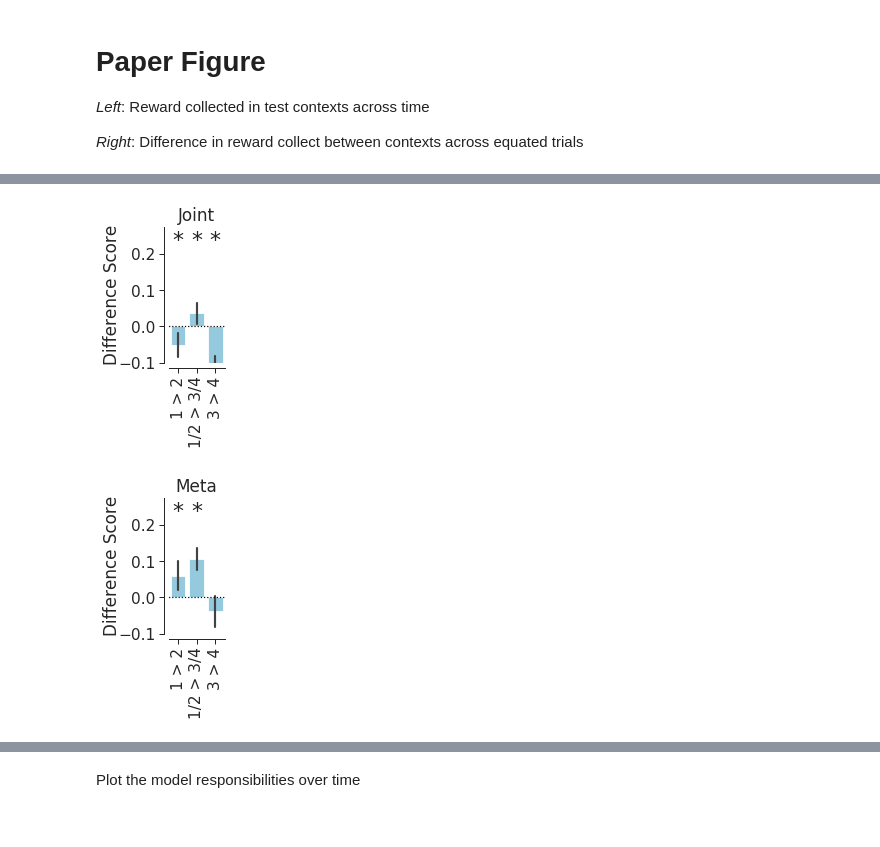
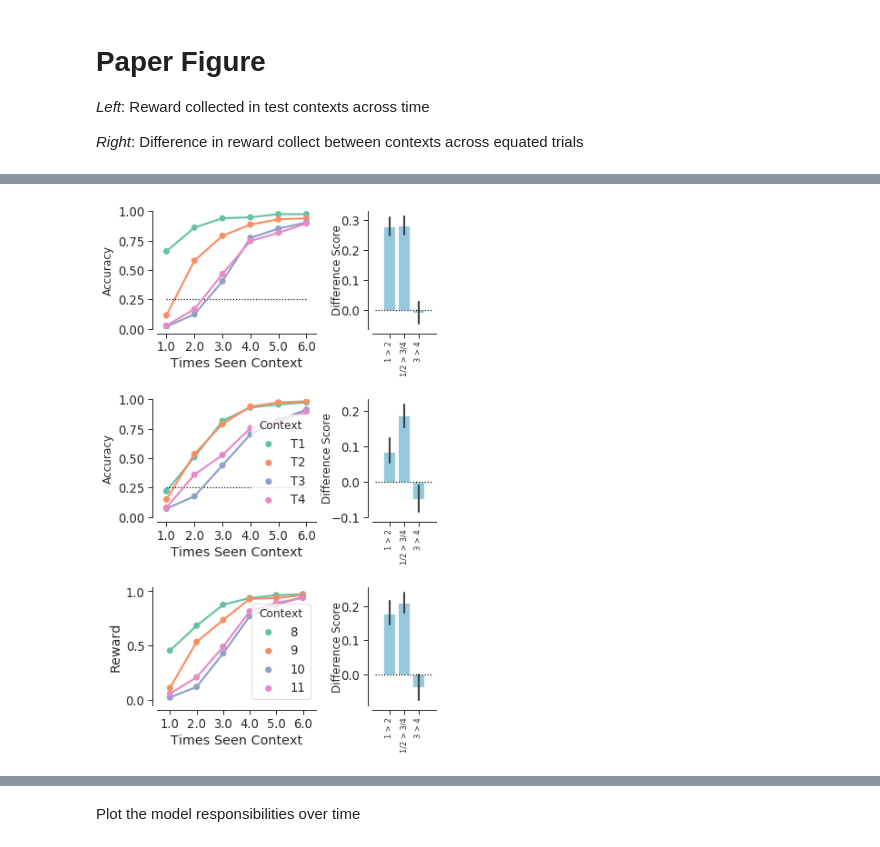
Before and after one commit to nicktfranklin/GeneralizingToGeneralize, a Jupyter notebook: Experiment 2 (Independent) - Generative Modeling Sample.ipynb, the cells around one changed output, grey strips where cells are left out. Cells and saved outputs as stored; diff of their text form; code cells hidden in the pictures.

```diff
--- a/Experiment 2 (Independent) - Generative Modeling Sample.ipynb
+++ b/Experiment 2 (Independent) - Generative Modeling Sample.ipynb
@@ -353,13 +213,64 @@ fig = plot_contrasts('Independent', 'Indep.')
-# %%
-fig = plot_contrasts('Joint', 'Joint')
-# fig.savefig('exp_4_goals_model_joint.png', dpi=300, bbox_inches='tight')
-# %% [output]
-[figure, removed]
-# %%
-fig = plot_contrasts('Meta', 'Meta')
-# fig.savefig('exp_4_goals_model_meta.png', dpi=300, bbox_inches='tight')
-# %% [output]
-[figure, removed]
+# %%
+
+
+with sns.axes_style('ticks'):
+    fig  = plt.figure(figsize=(5.5, 10.))
+    gs = gridspec.GridSpec(3, 2, width_ratios=[2.5, 1], wspace=0.5, hspace=0.6)
+    axes = [
+        [plt.subplot(gs[0]), plt.subplot(gs[1])],
+        [plt.subplot(gs[2]),  plt.subplot(gs[3])],
+        [plt.subplot(gs[4]),  plt.subplot(gs[5])]
+    ]
+
+    sns.pointplot(x = 'Times Seen Context', hue='Context', y='Reward', ci=None,
+                   data=df0[df0.Model=='Independent'],  palette='Set2', ax=axes[0][0])
+    sns.pointplot(x = 'Times Seen Context', hue='Context', y='Reward', ci=None,
+                   data=df0[df0.Model=='Joint'],  palette='Set2', ax=axes[1][0])
+    sns.pointplot(x = 'Times Seen Context', hue='Context', y='Reward', ci=None,
+                   data=df0[df0.Model=='Meta'],  palette='Set2', ax=axes[2][0])
+
+    axes[0][0].legend_.remove()
+    ax = axes[1][0]
+    handles, labels = ax.get_legend_handles_labels()
+    handles[0].set_label('T1')
+    handles[1].set_label('T2')
+    handles[2].set_label('T3')
+    handles[3].set_label('T4')
+    legend = ax.legend(title="Context", loc='lower right', frameon=1)
+    legend.get_frame().set_edgecolor('w')
+    ax.get_legend().get_title().set_fontsize(12)
+
+
+    # plot difference scores on the right
+
+
+    sns.barplot(x='Comparison', y='Difference Score',
+            data=score[score.Model == 'Independent'], color='skyblue', ax=axes[0][1])
+    sns.barplot(x='Comparison', y='Difference Score',
+            data=score[score.Model == 'Joint'], color='skyblue', ax=axes[1][1])
+    sns.barplot(x='Comparison', y='Difference Score',
+            data=score[score.Model == 'Meta'], color='skyblue', ax=axes[2][1])
+
+    for ii in [0, 1]:
+        ax = axes[ii][0]
+        ax.set_ylabel(r'Accuracy',  fontdict={'size':12})
+        ax.plot([0, 5], [0.25, 0.25], 'k:')
+        ax.set_ylim([0, 1])
+
+    sns.despine(offset=5)
+
+    for ii in [0, 1, 2]:
+        ax = axes[ii][1]
+        ax.set_ylabel(r'Difference Score', labelpad=-3, fontdict={'size':12})
+        ax.set_xlabel('')
+        ax.plot([-1, 3], [0, 0], 'k:')
+        plt.sca(ax)
+        plt.xticks([0, 1, 2], [r'1 > 2', u'1/2 > 3/4', r'3 > 4' ], rotation='vertical',
+                  fontsize='small')
+
+#     plt.savefig('Exp2_fig1.png', dpi=300)
+# %% [output]
+[figure, added]
 # %%
 df0 = results[results['In Goal'] & (results.Context > 6) &
                (results['Times Seen Context'] == 1)
```
Also changed, not shown: parts of 25 cells of this notebook, 9 other files.
